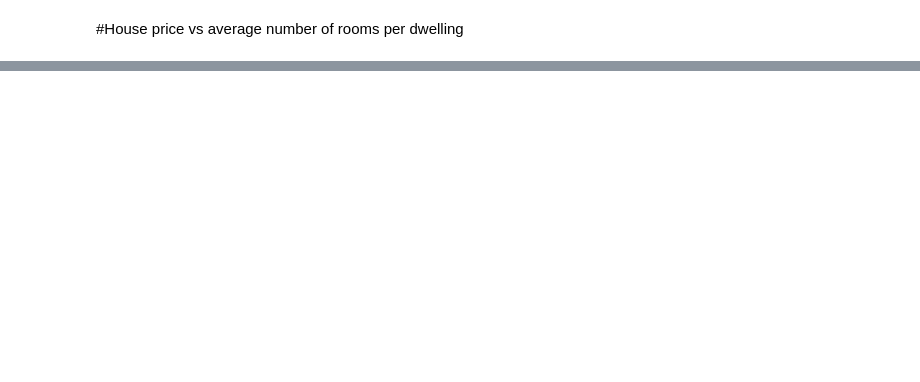
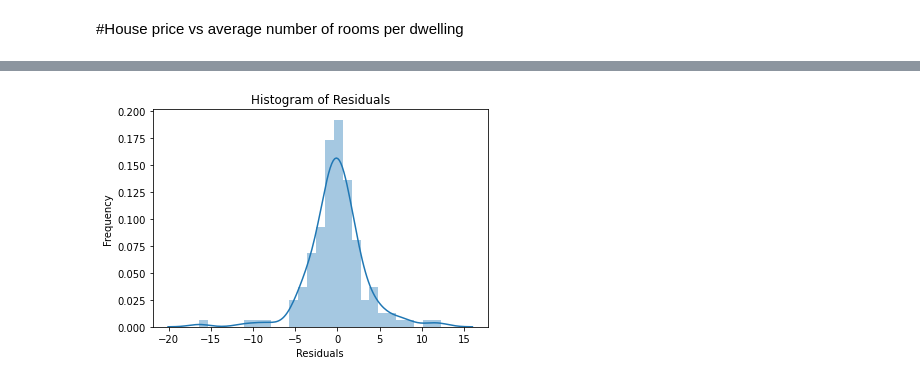
Before and after one commit to ciurkoj/AI-project, a Jupyter notebook: boston_housing_model.ipynb, the cells around one changed output, grey strips where cells are left out. Cells and saved outputs as stored; diff of their text form; code cells hidden in the pictures; blank space fills up the shorter version.

```diff
--- a/boston_housing_model.ipynb
+++ b/boston_housing_model.ipynb
@@ -247,18 +247,0 @@ print(r2_score(y_test, y_train_pred))
-# %%
-from sklearn.preprocessing import StandardScaler
-
-poly_reg = PolynomialFeatures(degree=2)
-X_poly = poly_reg.fit_transform(X_train)
-lin_reg = LinearRegression()
-lin_reg.fit(X_poly, y_train)
-y_test_pred = lin_reg.predict(poly_reg.fit_transform(X_test))
-plt.figure(figsize=(10,8));
-plt.title("Price vs LSTAT",fontsize=30)
-plt.xlabel("(%) Lower status of the population", fontsize=20)
-plt.ylabel("Price of a house", fontsize=20)
-plt.yticks(np.arange(0, 54, 2))
-plt.scatter(X_test[:,lstat_index], y_test, label = "Real values");
-plt.scatter(X_test[:,lstat_index], y_test_pred, label = "Predicted values");
-plt.legend()
-plt.grid()
-print(r2_score(y_test, y_test_pred))
@@ -376,9 +318,11 @@ plt.show()
 # %%
-sns.distplot(y_test-y_pred)
+sns.distplot(y_test-y_test_pred)
 plt.title("Histogram of Residuals")
 plt.xlabel("Residuals")
 plt.ylabel("Frequency")
 plt.show()
+# %% [output]
+[figure, added]
 # %%
 import numpy as np
 import matplotlib.pyplot as plt
```
Also changed, not shown: parts of 36 cells of this notebook.
